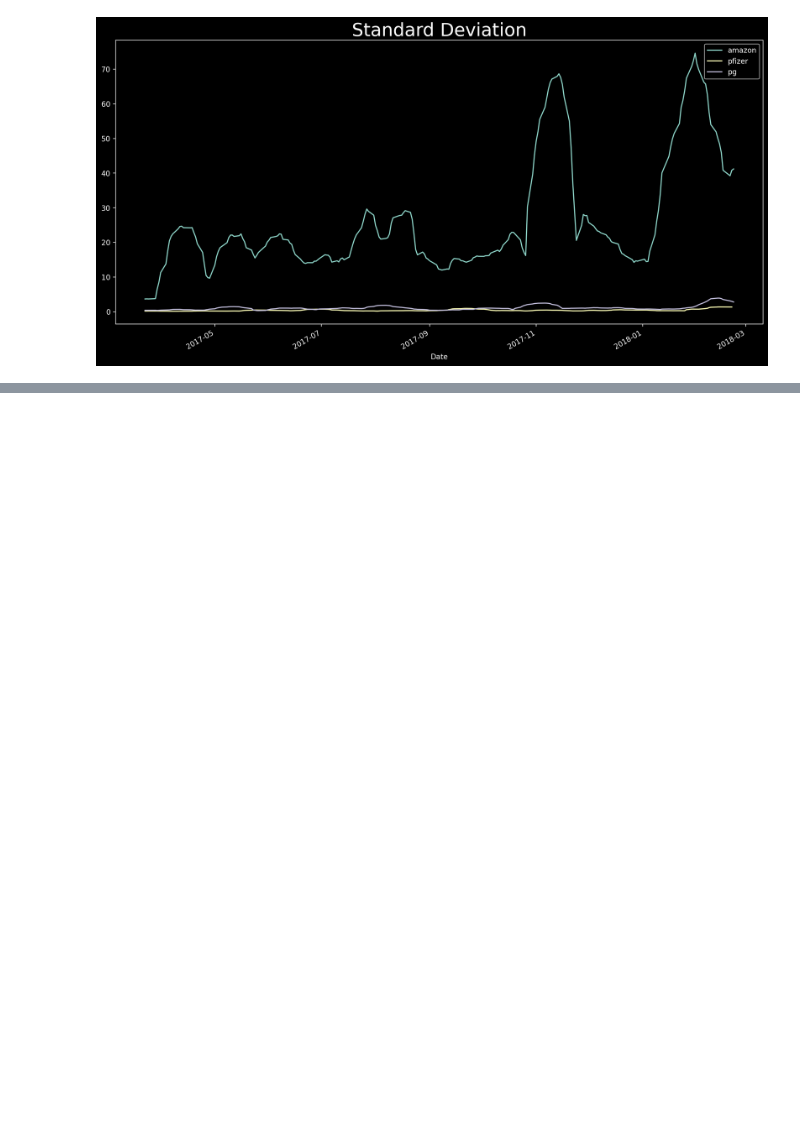
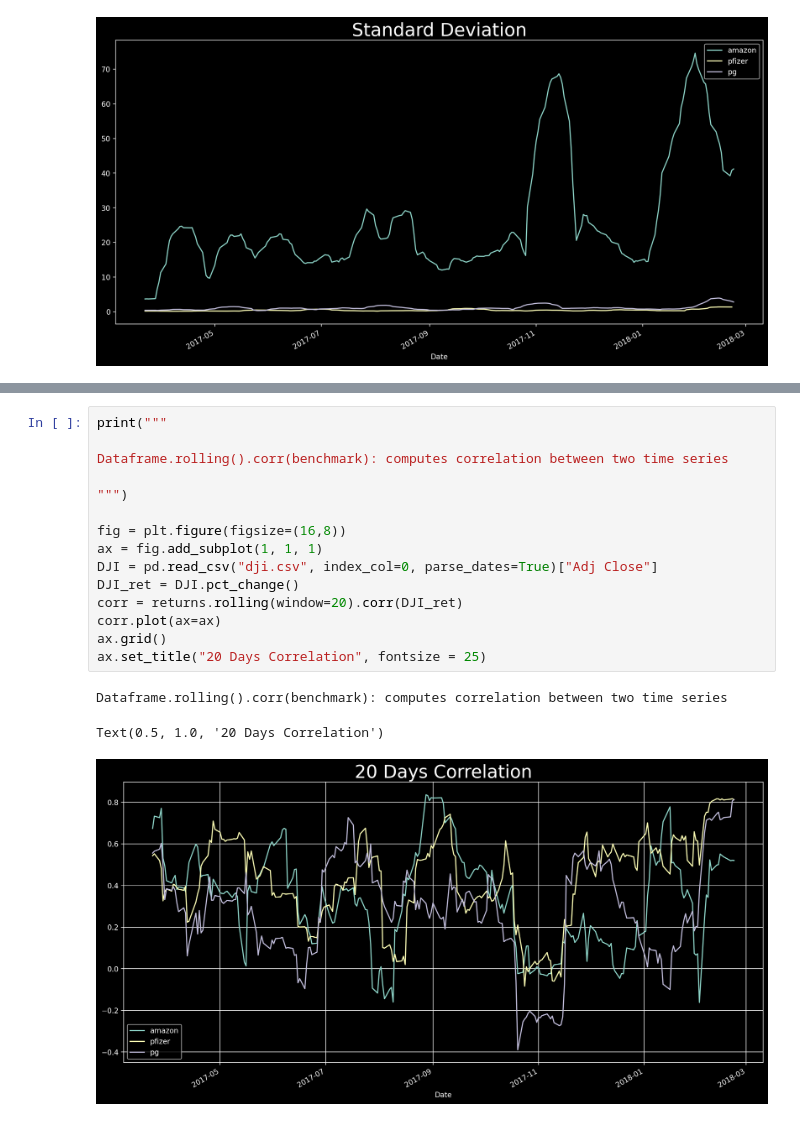
Before and after one commit to rboletcafaro/Time-Series-Forecasting-in-Python, a Jupyter notebook: Time-Series-Forecasting-In-Python.ipynb, the cells around one changed output, grey strips where cells are left out. Cells and saved outputs as stored; diff of their text form; blank space fills up the shorter version.

```diff
--- a/Time-Series-Forecasting-In-Python.ipynb
+++ b/Time-Series-Forecasting-In-Python.ipynb
@@ -183,0 +246,19 @@ Text(0.5, 1.0, 'Standard Deviation')
+# %%
+print("""
+
+Dataframe.rolling().corr(benchmark): computes correlation between two time series
+
+""")
+
+fig = plt.figure(figsize=(16,8))
+ax = fig.add_subplot(1, 1, 1)
+DJI = pd.read_csv("dji.csv", index_col=0, parse_dates=True)["Adj Close"]
+DJI_ret = DJI.pct_change()
+corr = returns.rolling(window=20).corr(DJI_ret)
+corr.plot(ax=ax)
+ax.grid()
+ax.set_title("20 Days Correlation", fontsize = 25)
+# %% [output]
+Dataframe.rolling().corr(benchmark): computes correlation between two time series
+Text(0.5, 1.0, '20 Days Correlation')
+[figure, added]
```
Also changed, not shown: parts of 3 cells of this notebook, 1 other file.
